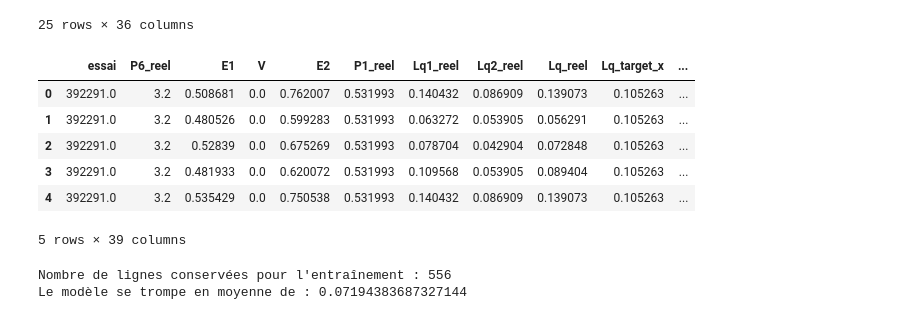
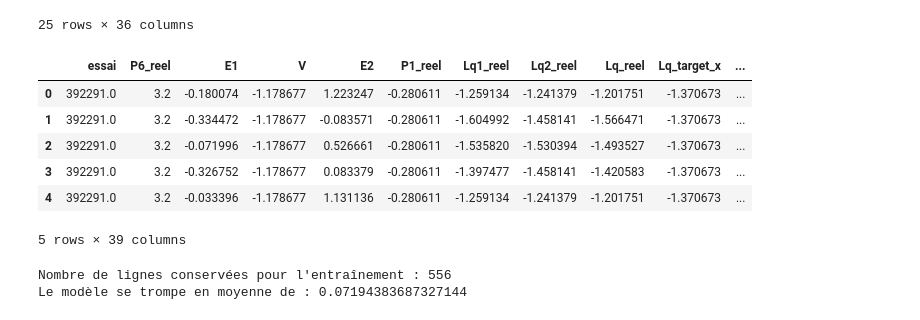
Before and after one commit to Maceotim/SemaineHackaton, a Jupyter notebook: Modele.ipynb, the cells around one changed output. Cells and saved outputs as stored; diff of their text form; code cells hidden in the pictures.

Commit message:
change minmax to standardScaler and re-loaded mes_donnees normalisées with standardscaler

```diff
--- a/Modele.ipynb
+++ b/Modele.ipynb
@@ -71,29 +71,29 @@ df.head(25)
 | 24 | 392292.0 | 3.20 | 87.9 | 0.0 | 1010 | 15.73 | 4.9 | 4.7 | 4.8 | 3.3 | ... |
 25 rows × 36 columns
 # %%
-from sklearn.preprocessing import MinMaxScaler
+from sklearn.preprocessing import StandardScaler
 
-scaler = MinMaxScaler()
+scaler = StandardScaler()
 df_normalize = df.copy() #copie du tableau
 
 df_normalize['F1'] = df_normalize['F1'].map({'Cold': 0, 'FME': 1})
 df_normalize['Lt'] = df_normalize['Lt'].map({'R': 0, 'G': 1})
 
 colonnes_a_enlever = ['date', 'condition', 'essai', 'P6_reel'] #On enlève les colonnes qui ne sont pas des nombres et qui ne sont pas utiles
 masque = ~df_normalize.columns.isin(colonnes_a_enlever)
 
 df_normalize.loc[:, masque] = scaler.fit_transform(df_normalize.loc[:, masque]) #On normalise
 df_normalize['E2.1.3_moy'] = df_normalize[['E2.1', 'E2.3']].mean(axis=1) #On fait la moyenne de E2.1 et E2.3
 df_normalize['E2.2.4_moy'] = df_normalize[['E2.2', 'E2.4']].mean(axis=1) #On fait la moyenne de E2.2 et E2.4
 df_normalize['E2_moy'] = df_normalize[['E2.1','E2.2','E2.3','E2.4']].mean(axis=1) #On fait la moyenne de E2.1, E2.2, E2.3 et E2.4
 df_normalize.head()
 # %% [output]
 |  | essai | P6_reel | E1 | V | E2 | P1_reel | Lq1_reel | Lq2_reel | Lq_reel | Lq_target_x | ... |
-| 0 | 392291.0 | 3.2 | 0.508681 | 0.0 | 0.762007 | 0.531993 | 0.140432 | 0.086909 | 0.139073 | 0.105263 | ... |
-| 1 | 392291.0 | 3.2 | 0.480526 | 0.0 | 0.599283 | 0.531993 | 0.063272 | 0.053905 | 0.056291 | 0.105263 | ... |
-| 2 | 392291.0 | 3.2 | 0.52839 | 0.0 | 0.675269 | 0.531993 | 0.078704 | 0.042904 | 0.072848 | 0.105263 | ... |
-| 3 | 392291.0 | 3.2 | 0.481933 | 0.0 | 0.620072 | 0.531993 | 0.109568 | 0.053905 | 0.089404 | 0.105263 | ... |
-| 4 | 392291.0 | 3.2 | 0.535429 | 0.0 | 0.750538 | 0.531993 | 0.140432 | 0.086909 | 0.139073 | 0.105263 | ... |
+| 0 | 392291.0 | 3.2 | -0.180074 | -1.178677 | 1.223247 | -0.280611 | -1.259134 | -1.241379 | -1.201751 | -1.370673 | ... |
+| 1 | 392291.0 | 3.2 | -0.334472 | -1.178677 | -0.083571 | -0.280611 | -1.604992 | -1.458141 | -1.566471 | -1.370673 | ... |
+| 2 | 392291.0 | 3.2 | -0.071996 | -1.178677 | 0.526661 | -0.280611 | -1.535820 | -1.530394 | -1.493527 | -1.370673 | ... |
+| 3 | 392291.0 | 3.2 | -0.326752 | -1.178677 | 0.083379 | -0.280611 | -1.397477 | -1.458141 | -1.420583 | -1.370673 | ... |
+| 4 | 392291.0 | 3.2 | -0.033396 | -1.178677 | 1.131136 | -0.280611 | -1.259134 | -1.241379 | -1.201751 | -1.370673 | ... |
 5 rows × 39 columns
 # %%
 df_normalize.to_csv('mes_donnees_normalisées.csv', sep=';', index=False, encoding='utf-8-sig') #exportation des données normalisées en csv
```
Also changed, not shown: 1 other file.
